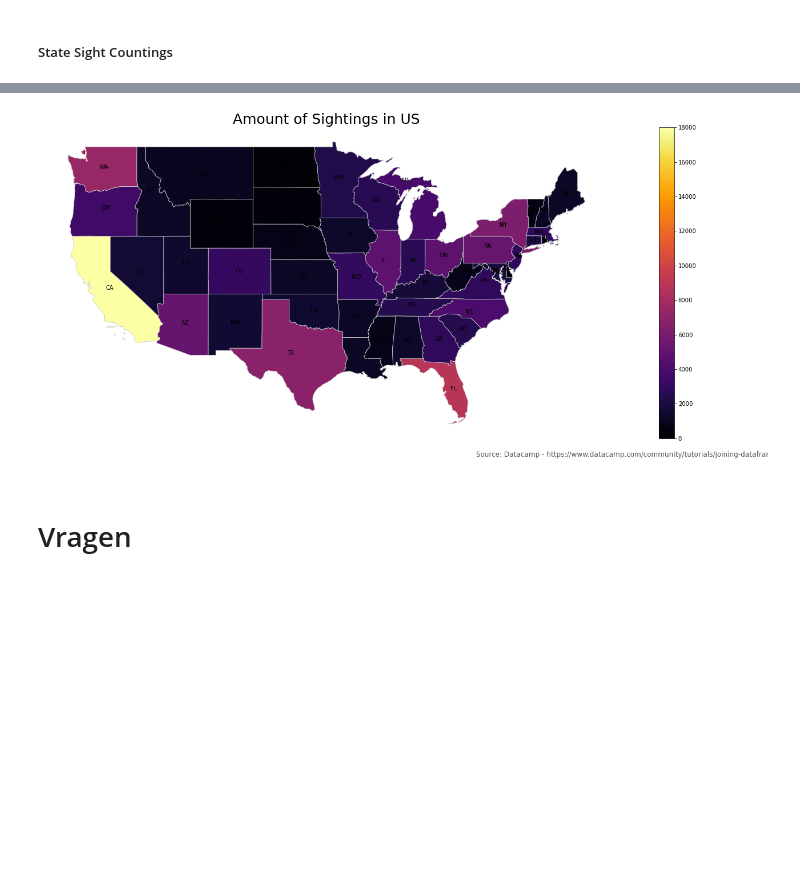
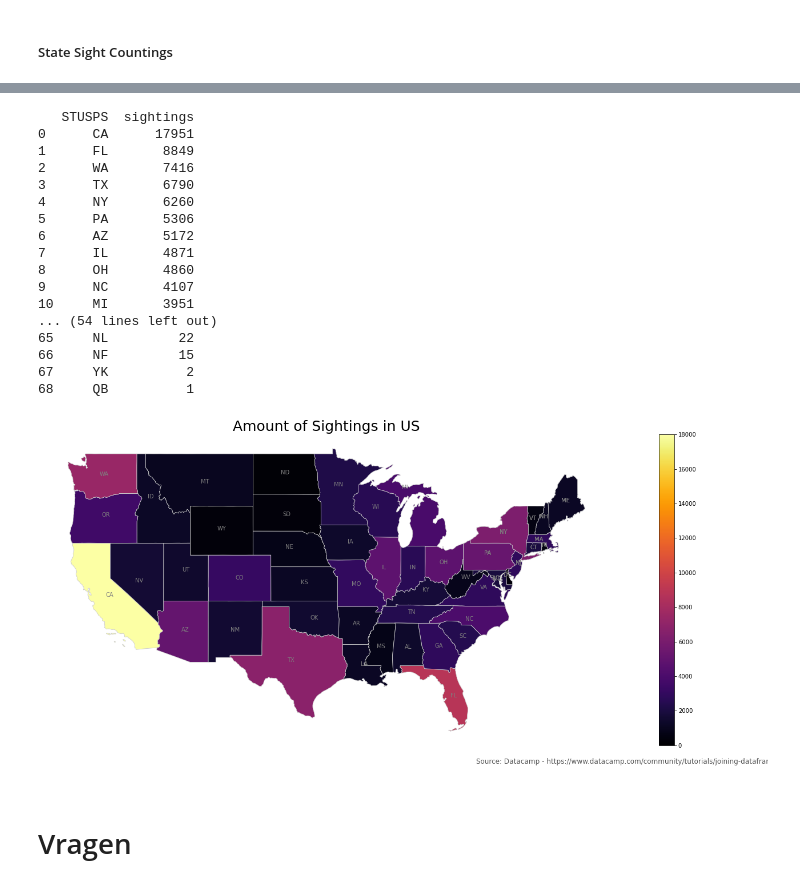
Before and after one commit to GameModes/CasusOpdrachtPG3, a Jupyter notebook: ufo_cm.ipynb, the cells around one changed output, grey strips where cells are left out. Cells and saved outputs as stored; diff of their text form; code cells hidden in the pictures; blank space fills up the shorter version.

Commit message:
Maakt de USstates Sightings plot verzichtelijker

```diff
--- a/ufo_cm.ipynb
+++ b/ufo_cm.ipynb
@@ -218,33 +168,70 @@ merged.head()
 # %%
-#source: https://towardsdatascience.com/a-beginners-guide-to-create-a-cloropleth-map-in-python-using-geopandas-and-matplotlib-9cc4175ab630
+#makes both datasets have equal appellation and concatenate them and gives it the right appellation as well
+onlystateextern = noclonedataset[['state']]
+onlystatefirst = firstdataset[['state']]
+onlystatetotal = pd.concat([onlystateextern, onlystatefirst])
+countings = onlystatetotal['state'].value_counts()
+countings = pd.DataFrame(countings)
+
+countings = countings.reset_index() #thanks Mark
+countings = countings.rename(columns={'index': 'STUSPS', 'state': 'sightings'})
+print(countings)
+states = geopandas.read_file('data/usa-states-census-2014.shp')
+states.head()
+
+#merge the onlystatedataset with the US states dataset
+states = states.to_crs("EPSG:3395")
+plt.rcParams['figure.figsize'] = [50, 70] #height, width of the plot
+merged = states.merge(countings, how='left', left_on="STUSPS", right_on="STUSPS")
+merged.head()
+
 
 # set the value column that will be visualised
 variable = 'sightings'
 # set the range for the choropleth values
 vmin, vmax = 0, 18000
 # create figure and axes for Matplotlib
 fig, ax = plt.subplots(1, figsize=(30, 10))
 # remove the axis
 ax.axis('off')
 # add a title and annotation
 ax.set_title('Amount of Sightings in US', fontdict={'fontsize': '25', 'fontweight' : '3'})
 ax.annotate('Source: Datacamp - https://www.datacamp.com/community/tutorials/joining-dataframes-pandas', xy=(0.6, .05), xycoords='figure fraction', fontsize=12, color='#555555')
 # Create colorbar legend
 sm = plt.cm.ScalarMappable(cmap='inferno', norm=plt.Normalize(vmin=vmin, vmax=vmax))
 # empty array for the data range
 sm.set_array([]) # or alternatively sm._A = []. Not sure why this step is necessary, but many recommends it
 # add the colorbar to the figure
 fig.colorbar(sm)
 # create map
 merged.plot(column=variable, cmap='inferno', linewidth=0.8, ax=ax, edgecolor='0.8')
 
 # Add Labels
 merged['coords'] = merged['geometry'].apply(lambda x: x.representative_point().coords[:])
 merged['coords'] = [coords[0] for coords in merged['coords']]
 for idx, row in merged.iterrows():
-    plt.annotate(s=row['STUSPS'], xy=row['coords'],horizontalalignment='center')
+    plt.annotate(s=row['STUSPS'], xy=row['coords'],horizontalalignment='center', color='gray')
+
+#source: https://towardsdatascience.com/a-beginners-guide-to-create-a-cloropleth-map-in-python-using-geopandas-and-matplotlib-9cc4175ab630
 # %% [output]
+   STUSPS  sightings
+0      CA      17951
+1      FL       8849
+2      WA       7416
+3      TX       6790
+4      NY       6260
+5      PA       5306
+6      AZ       5172
+7      IL       4871
+8      OH       4860
+9      NC       4107
+10     MI       3951
+... (54 lines left out)
+65     NL         22
+66     NF         15
+67     YK          2
+68     QB          1
-[figure, old version]
+[figure, new version]
 # %% [markdown]
 # Vragen <a class="anchor" id="vragen"></a>
 # %% [raw]
```
Also changed, not shown: parts of 3 cells of this notebook.
